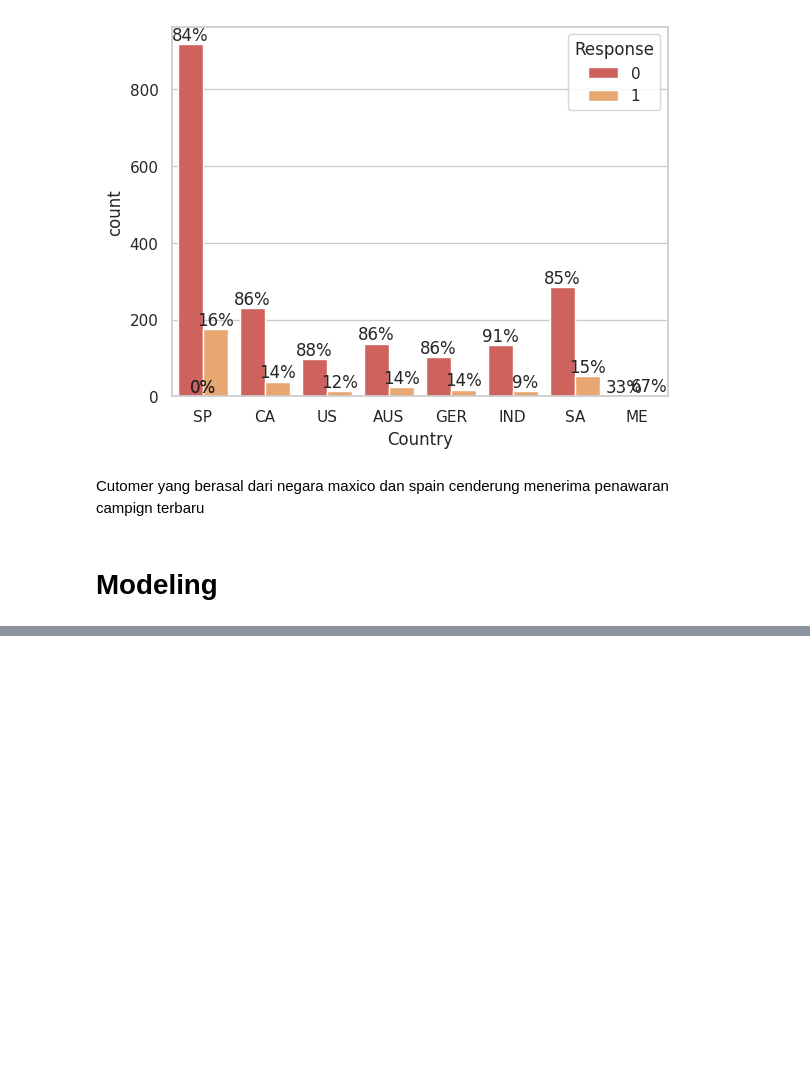
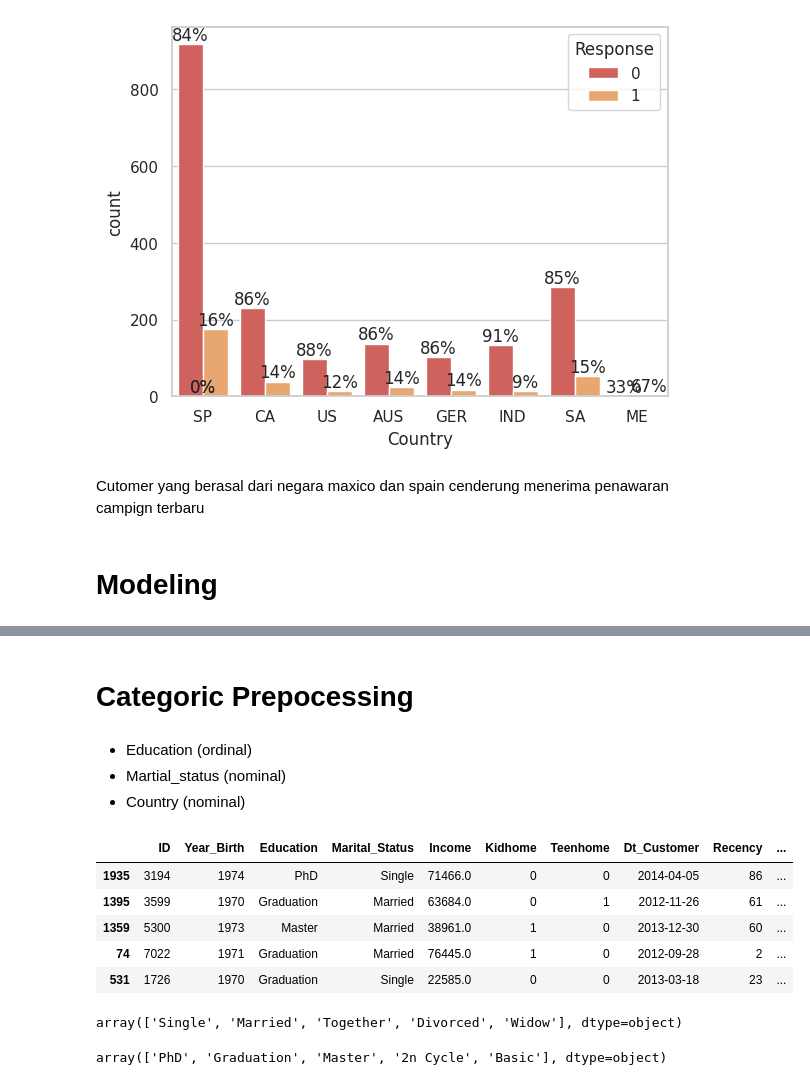
Before and after one commit to Aldistwn29/projek_marketing_analysis, a Jupyter notebook: marketing_analysis.ipynb, the cells around one changed output, grey strips where cells are left out. Saved outputs shown, nothing was run; the diff lists cells and outputs as text; code cells hidden in the pictures; blank space fills up the shorter version.

```diff
--- a/marketing_analysis.ipynb
+++ b/marketing_analysis.ipynb
@@ -548,0 +683,15 @@ Cutomer yang berasal dari negara maxico dan spain cenderung menerima penawaran c
+# %% [markdown]
+# Categoric Prepocessing
+# %% [markdown]
+- Education (ordinal)
+- Martial_status (nominal)
+- Country (nominal)
+# %%
+df_train.head()
+# %% [output]
+|  | ID | Year_Birth | Education | Marital_Status | Income | Kidhome | Teenhome | Dt_Customer | Recency | ... |
+| 1935 | 3194 | 1974 | PhD | Single | 71466.0 | 0 | 0 | 2014-04-05 | 86 | ... |
+| 1395 | 3599 | 1970 | Graduation | Married | 63684.0 | 0 | 1 | 2012-11-26 | 61 | ... |
+| 1359 | 5300 | 1973 | Master | Married | 38961.0 | 1 | 0 | 2013-12-30 | 60 | ... |
+| 74 | 7022 | 1971 | Graduation | Married | 76445.0 | 1 | 0 | 2012-09-28 | 2 | ... |
+| 531 | 1726 | 1970 | Graduation | Single | 22585.0 | 0 | 0 | 2013-03-18 | 23 | ... |
@@ -548,0 +706,8 @@ Cutomer yang berasal dari negara maxico dan spain cenderung menerima penawaran c
+# %%
+df_train['Marital_Status'].unique()
+# %% [output]
+array(['Single', 'Married', 'Together', 'Divorced', 'Widow'], dtype=object)
+# %%
+df_train['Education'].unique()
+# %% [output]
+array(['PhD', 'Graduation', 'Master', '2n Cycle', 'Basic'], dtype=object)
```
Also changed, not shown: parts of 40 cells of this notebook.
